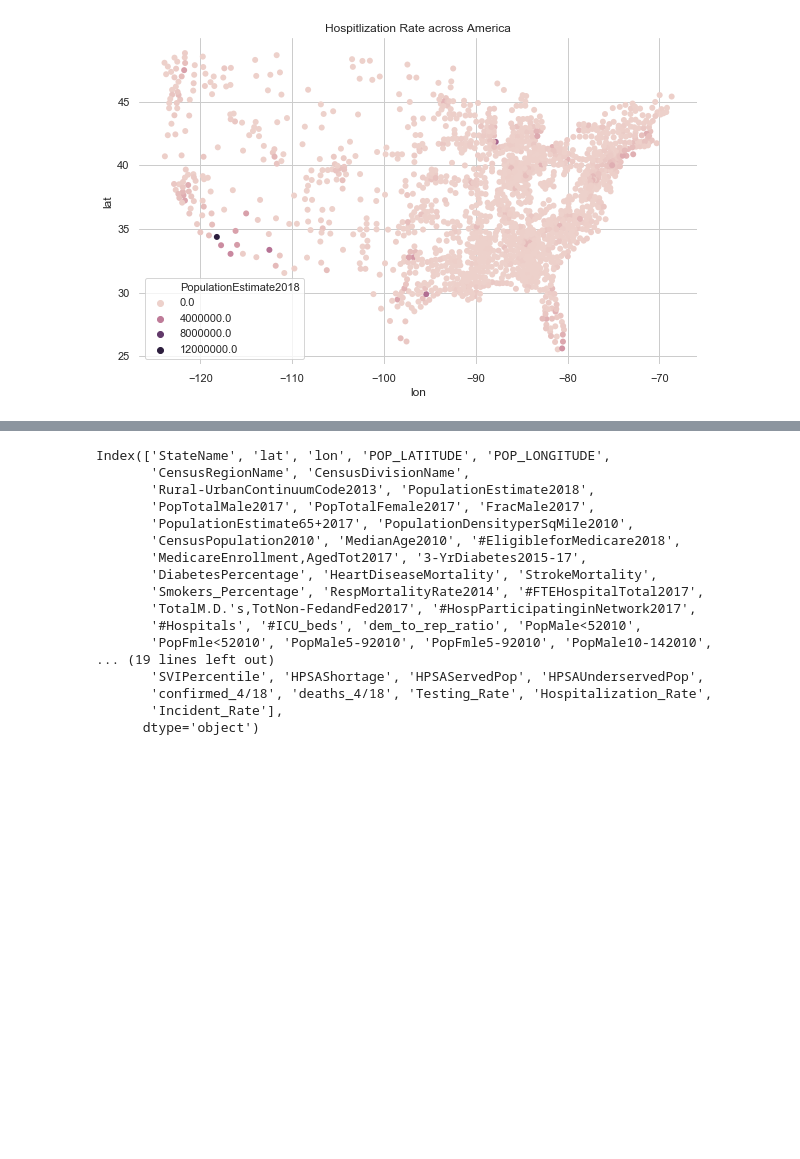
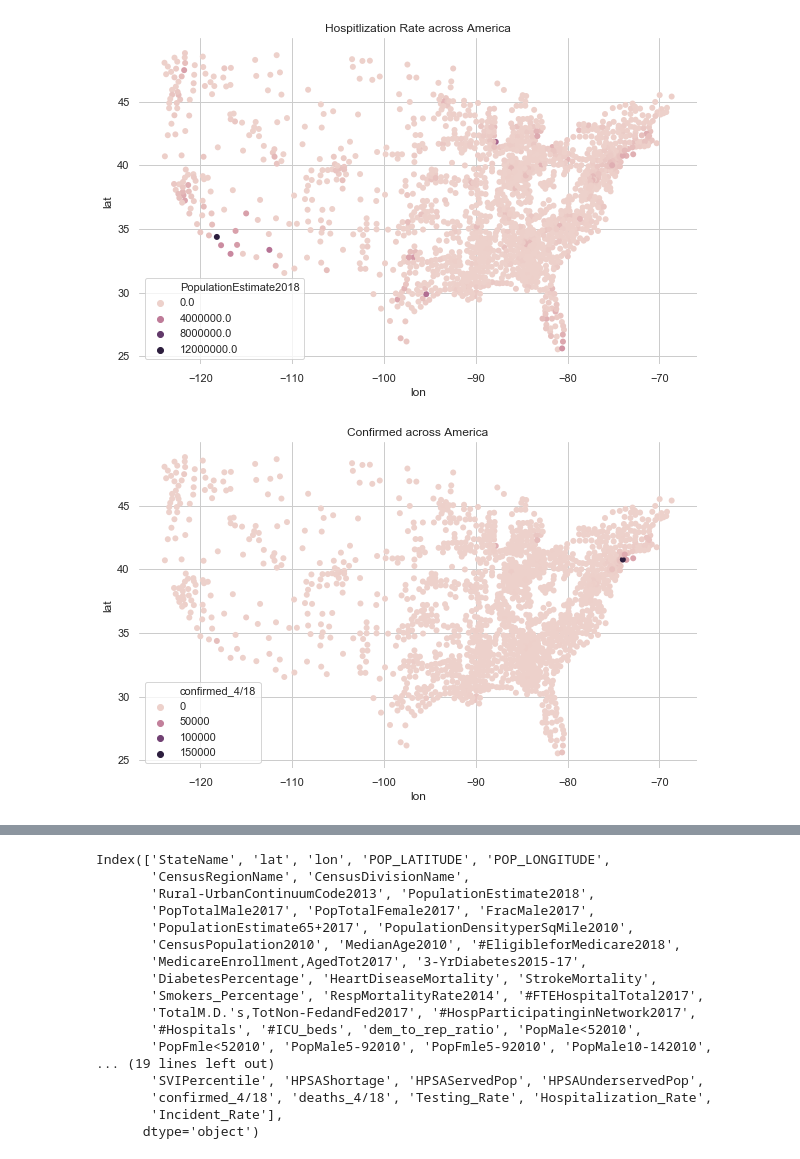
Before and after one commit to pc-1998/COVID-19-Project, a Jupyter notebook: data100-final-project/final_project.ipynb, the cells around one changed output, grey strips where cells are left out. Drawn from its saved outputs; the diff is of its cells as text; code cells hidden in the pictures; blank space fills up the shorter version.

```diff
--- a/data100-final-project/final_project.ipynb
+++ b/data100-final-project/final_project.ipynb
@@ -222,13 +222,15 @@ plt.title('Hospitlization Rate across America');
 # %%
 f, ax = plt.subplots(figsize=(10, 6))
 sns.despine(f, left=True, bottom=True)
 sns.despine(f, left=True, bottom=True)
 #ax.set(ylim=(0, 30000))
 sns.scatterplot(x="lon", y="lat",
-                hue=''confirmed_4/18',
+                hue='confirmed_4/18',
                 sizes=(1, 5), linewidth=0,
                 data=mapMedicalImpact, ax=ax)
-plt.title('Hospitlization Rate across America');
+plt.title('Confirmed across America');
+# %% [output]
+[figure, added]
 # %%
 f, ax = plt.subplots(figsize=(10, 6))
 sns.despine(f, left=True, bottom=True)
```
Also changed, not shown: parts of 2 cells of this notebook.
